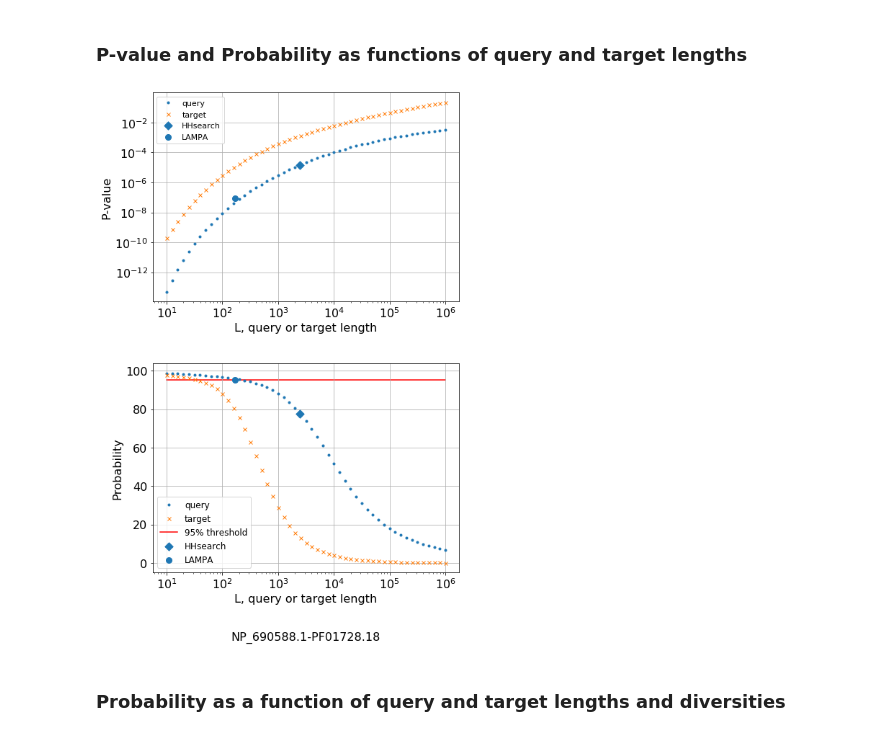
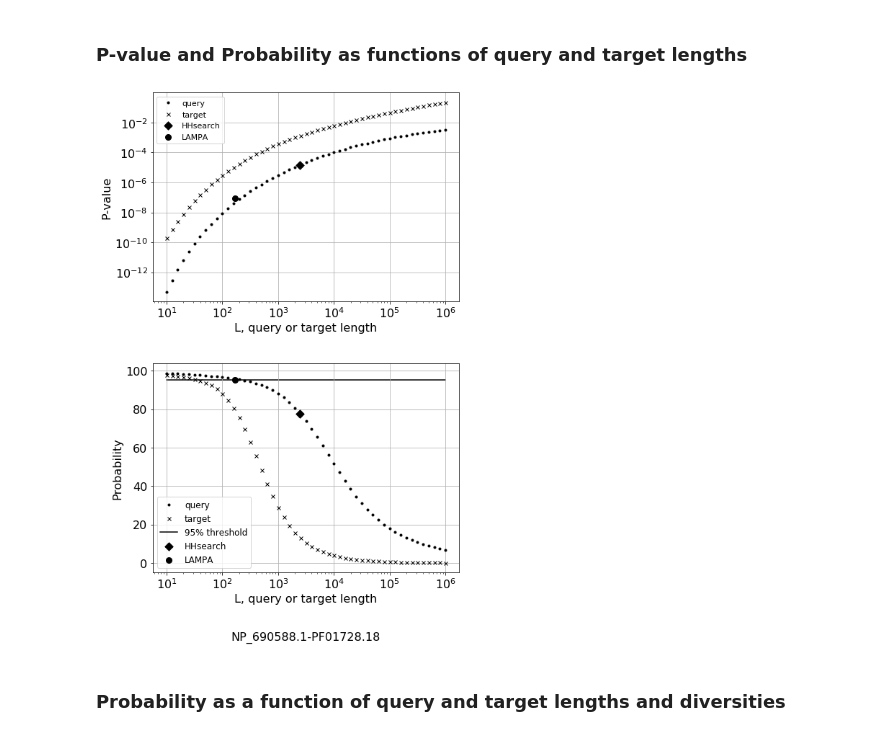
Before and after one commit to Gorbalenya-Lab/hh-suite-notebooks, a Jupyter notebook: test_score.ipynb, the cells around one changed output. Cells and saved outputs as stored; diff of their text form; code cells hidden in the pictures.

Commit message:
test_score.ipynb - B/W plots

```diff
--- a/test_score.ipynb
+++ b/test_score.ipynb
@@ -18,6 +18,9 @@ import matplotlib.pyplot as plt
 from matplotlib.colors import LogNorm
 from matplotlib.path import Path
 import matplotlib.patches as patches
+from cycler import cycler # for B/W theme
+
+monochrome = (cycler('color', ['k']) * cycler('linestyle', ['-', '--', ':', '=.']) * cycler('marker', ['^',',', '.']))
 
 %pylab inline
 # print(numpy.__version__)
@@ -276,6 +279,8 @@ font = {'family' : 'DejaVu Sans',
 matplotlib.rc('font', **font)
 
 fig, (ax1, ax2) = plt.subplots(2, 1, sharex=True)
+ax1.set_prop_cycle(monochrome)
+ax2.set_prop_cycle(monochrome)
 fig.set_size_inches(7,11)
 
 QPval = X.copy()
@@ -307,35 +312,35 @@ ax1.grid(True)
 # ax1.set_title('A', weight=800, size=16, loc='left')
 ax1.set_xlabel('L, query or target length')
 ax1.xaxis.set_tick_params(which='both', labelbottom=True)
 
 QPval = X.copy()
 testLengths(QPval, getProbabQLen)
 
 TPval = X.copy()
 testLengths(TPval, getProbabTLen)
 
 color = next(ax2._get_lines.prop_cycler)['color']
 # print('color:', color)
 ax2.semilogx(X, QPval, marker='o', markersize=3, linestyle='', label='query', c=color)
 ax2.semilogx(X, TPval, marker='x', markersize=5, linestyle='', label='target')
 # ax2.plot(X, [hits[0].Probab] * len(X), '-', zorder=0, label='original probability')
-ax2.plot(X, [95] * len(X), '-', zorder=0, label='95% threshold', c='red')
+ax2.plot(X, [95] * len(X), '-', zorder=0, label='95% threshold') # c='red'
 
 for (i, h) in enumerate(hits):
     ax2.scatter([h.q_L], [h.Probab], zorder=4, label=h.comment, marker=markers[i], c=color, s=64)
 
 ax2.set_ylabel('Probability');
 ax2.legend(prop={'size': 12})
 ax2.grid(True)
 # ax2.set_title('B', weight=800, size=16, loc='left')
 ax2.set_xlabel('L, query or target length\n\n\n' + pair_name)
 
 plt.subplots_adjust(hspace=0.3, right=.99, left=0.145, top=0.99, bottom=0.15)
 pdffile = 'output/{}-{}-Figure-6.pdf'.format(hits[0].query, hits[0].target)
 plt.savefig(pdffile, format='PDF')
 # print(hits[0].query, 'vs.', hits[0].target)
 # %% [output]
-[figure, old version]
+[figure, new version]
 # %% [markdown]
 ### Probability as a function of query and target lengths and diversities
 # %% [markdown]
```
Also changed, not shown: parts of 1 cell of this notebook.
